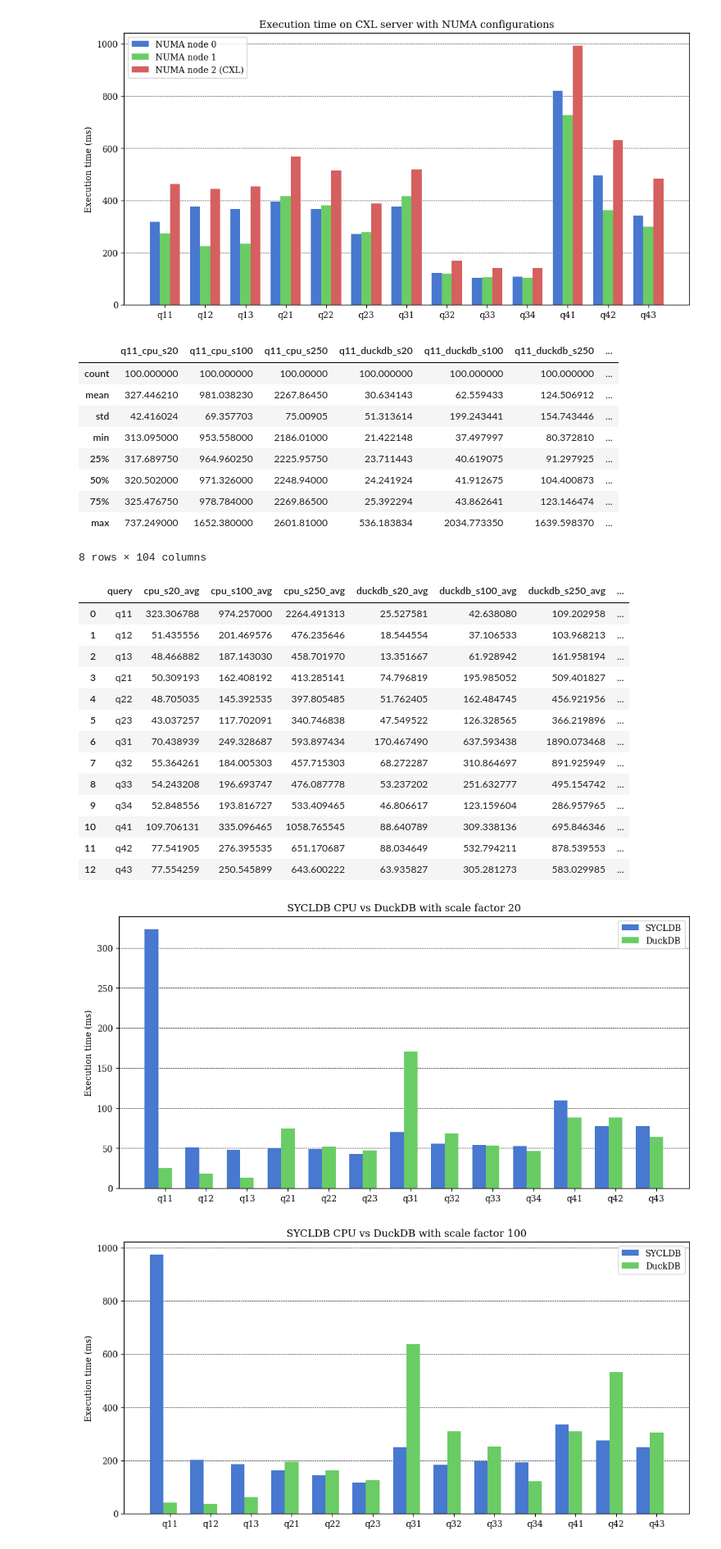
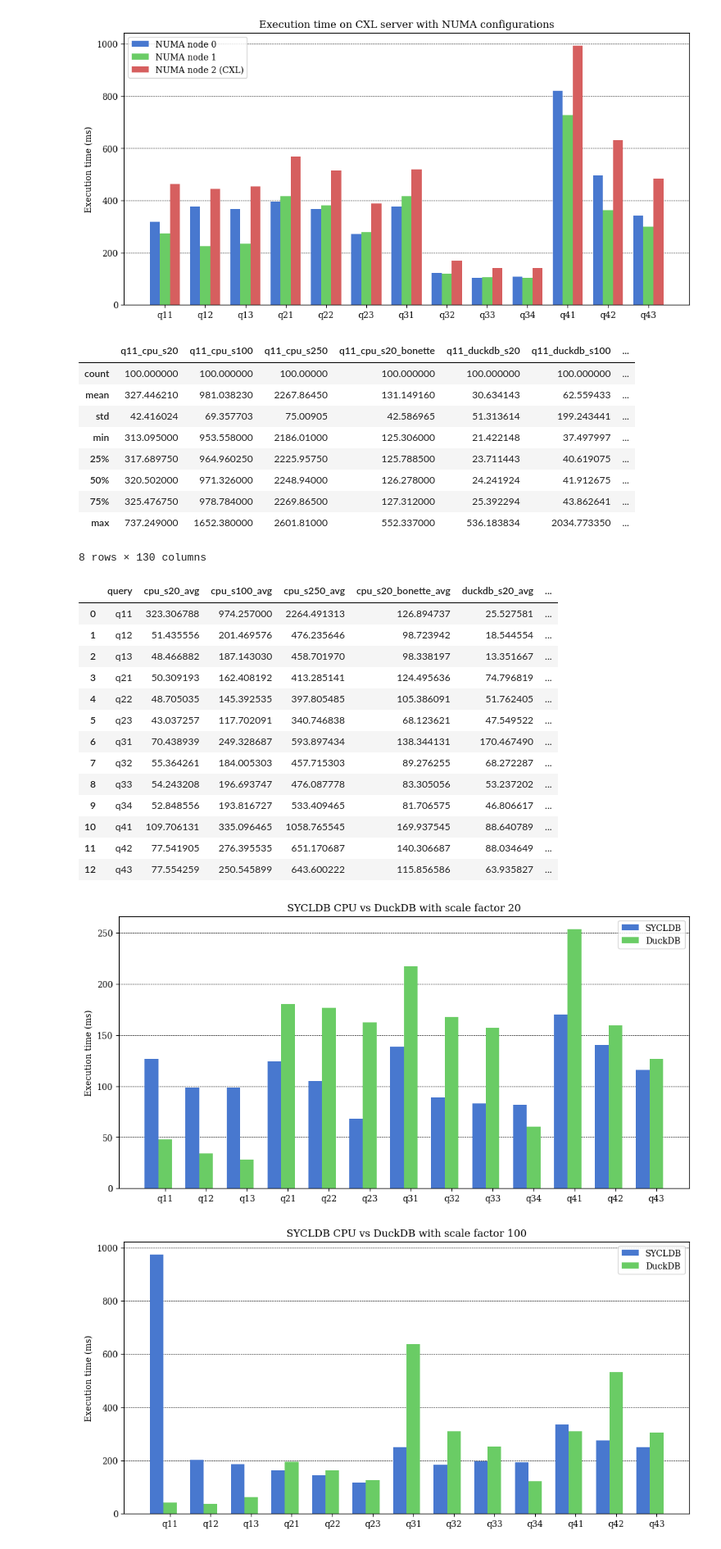
Before and after one commit to Maestro-Zacht/sycldb-calcite-executor, a Jupyter notebook: performances/perf.ipynb, the cells around one changed output. Shown at 82% size. Saved outputs shown, nothing was run; the diff lists cells and outputs as text; code cells hidden in the pictures.

Commit message:
s20 on cpu on bonette

```diff
--- a/performances/perf.ipynb
+++ b/performances/perf.ipynb
@@ -307,14 +307,20 @@ duckdb_results_s250 = pd.read_csv('results_duckdb_s250.csv')
 duckdb_results_s500 = pd.read_csv('results_duckdb_s500.csv')
 duckdb_results_s1000 = pd.read_csv('results_duckdb_s1000.csv')
 
+duckdb_results_s20_bonette = pd.read_csv('results_duckdb_s20_bonette.csv')
+
 for q in queries:
     cpu_s20_df = pd.read_csv(f'{q}-performance-cxl-cpu-s20.log', header=None, names=['execution_time_ms'])
     cpu_s100_df = pd.read_csv(f'{q}-performance-cxl-cpu-s100.log', header=None, names=['execution_time_ms'])
     cpu_s250_df = pd.read_csv(f'{q}-performance-cxl-cpu-s250.log', header=None, names=['execution_time_ms'])
 
+    cpu_s20_bonette_df = pd.read_csv(f'{q}-performance-cpu-s20.log', header=None, names=['execution_time_ms'])
+
     cpu_results[f'{q}_cpu_s20'] = cpu_s20_df['execution_time_ms']
     cpu_results[f'{q}_cpu_s100'] = cpu_s100_df['execution_time_ms']
     cpu_results[f'{q}_cpu_s250'] = cpu_s250_df['execution_time_ms']
+
+    cpu_results[f'{q}_cpu_s20_bonette'] = cpu_s20_bonette_df['execution_time_ms']
 
     cpu_results[f'{q}_duckdb_s20'] = duckdb_results_s20[q]
     cpu_results[f'{q}_duckdb_s100'] = duckdb_results_s100[q]
@@ -322,18 +328,20 @@ for q in queries:
     cpu_results[f'{q}_duckdb_s500'] = duckdb_results_s500[q]
     cpu_results[f'{q}_duckdb_s1000'] = duckdb_results_s1000[q]
 
+    cpu_results[f'{q}_duckdb_s20_bonette'] = duckdb_results_s20_bonette[q]
+
 cpu_results.describe()
 # %% [output]
-|  | q11_cpu_s20 | q11_cpu_s100 | q11_cpu_s250 | q11_duckdb_s20 | q11_duckdb_s100 | q11_duckdb_s250 | ... |
+|  | q11_cpu_s20 | q11_cpu_s100 | q11_cpu_s250 | q11_cpu_s20_bonette | q11_duckdb_s20 | q11_duckdb_s100 | ... |
 | count | 100.000000 | 100.000000 | 100.00000 | 100.000000 | 100.000000 | 100.000000 | ... |
-| mean | 327.446210 | 981.038230 | 2267.86450 | 30.634143 | 62.559433 | 124.506912 | ... |
-| std | 42.416024 | 69.357703 | 75.00905 | 51.313614 | 199.243441 | 154.743446 | ... |
-| min | 313.095000 | 953.558000 | 2186.01000 | 21.422148 | 37.497997 | 80.372810 | ... |
-| 25% | 317.689750 | 964.960250 | 2225.95750 | 23.711443 | 40.619075 | 91.297925 | ... |
-| 50% | 320.502000 | 971.326000 | 2248.94000 | 24.241924 | 41.912675 | 104.400873 | ... |
-| 75% | 325.476750 | 978.784000 | 2269.86500 | 25.392294 | 43.862641 | 123.146474 | ... |
-| max | 737.249000 | 1652.380000 | 2601.81000 | 536.183834 | 2034.773350 | 1639.598370 | ... |
+| mean | 327.446210 | 981.038230 | 2267.86450 | 131.149160 | 30.634143 | 62.559433 | ... |
+| std | 42.416024 | 69.357703 | 75.00905 | 42.586965 | 51.313614 | 199.243441 | ... |
+| min | 313.095000 | 953.558000 | 2186.01000 | 125.306000 | 21.422148 | 37.497997 | ... |
+| 25% | 317.689750 | 964.960250 | 2225.95750 | 125.788500 | 23.711443 | 40.619075 | ... |
+| 50% | 320.502000 | 971.326000 | 2248.94000 | 126.278000 | 24.241924 | 41.912675 | ... |
+| 75% | 325.476750 | 978.784000 | 2269.86500 | 127.312000 | 25.392294 | 43.862641 | ... |
+| max | 737.249000 | 1652.380000 | 2601.81000 | 552.337000 | 536.183834 | 2034.773350 | ... |
-8 rows × 104 columns
+8 rows × 130 columns
 # %%
 comparison_cpu = []
 
@@ -342,11 +350,15 @@ for q in queries:
     cpu_s100_avg = cpu_results[f'{q}_cpu_s100'][1:].mean()
     cpu_s250_avg = cpu_results[f'{q}_cpu_s250'][1:].mean()
 
+    cpu_s20_bonette_avg = cpu_results[f'{q}_cpu_s20_bonette'][1:].mean()
+
     duckdb_avg = cpu_results[f'{q}_duckdb_s20'][1:].mean()
     duckdb_s100_avg = cpu_results[f'{q}_duckdb_s100'][1:].mean()
     duckdb_s250_avg = cpu_results[f'{q}_duckdb_s250'][1:].mean()
     duckdb_s500_avg = cpu_results[f'{q}_duckdb_s500'][1:].mean()
     duckdb_s1000_avg = cpu_results[f'{q}_duckdb_s1000'][1:].mean()
+
+    duckdb_s20_bonette_avg = cpu_results[f'{q}_duckdb_s20_bonette'][1:].mean()
 
     comparison_cpu.append({
         'query': q,
@@ -355,39 +367,43 @@ for q in queries:
         'cpu_s100_avg': cpu_s100_avg,
         'cpu_s250_avg': cpu_s250_avg,
 
+        'cpu_s20_bonette_avg': cpu_s20_bonette_avg,
+
         'duckdb_s20_avg': duckdb_avg,
         'duckdb_s100_avg': duckdb_s100_avg,
         'duckdb_s250_avg': duckdb_s250_avg,
         'duckdb_s500_avg': duckdb_s500_avg,
         'duckdb_s1000_avg': duckdb_s1000_avg,
+
+        'duckdb_s20_bonette_avg': duckdb_s20_bonette_avg,
     })
 
 comparison_cpu = pd.DataFrame(comparison_cpu)
 comparison_cpu
 # %% [output]
-|  | query | cpu_s20_avg | cpu_s100_avg | cpu_s250_avg | duckdb_s20_avg | duckdb_s100_avg | duckdb_s250_avg | ... |
-| 0 | q11 | 323.306788 | 974.257000 | 2264.491313 | 25.527581 | 42.638080 | 109.202958 | ... |
-| 1 | q12 | 51.435556 | 201.469576 | 476.235646 | 18.544554 | 37.106533 | 103.968213 | ... |
-| 2 | q13 | 48.466882 | 187.143030 | 458.701970 | 13.351667 | 61.928942 | 161.958194 | ... |
-| 3 | q21 | 50.309193 | 162.408192 | 413.285141 | 74.796819 | 195.985052 | 509.401827 | ... |
-| 4 | q22 | 48.705035 | 145.392535 | 397.805485 | 51.762405 | 162.484745 | 456.921956 | ... |
-| 5 | q23 | 43.037257 | 117.702091 | 340.746838 | 47.549522 | 126.328565 | 366.219896 | ... |
-| 6 | q31 | 70.438939 | 249.328687 | 593.897434 | 170.467490 | 637.593438 | 1890.073468 | ... |
-| 7 | q32 | 55.364261 | 184.005303 | 457.715303 | 68.272287 | 310.864697 | 891.925949 | ... |
-| 8 | q33 | 54.243208 | 196.693747 | 476.087778 | 53.237202 | 251.632777 | 495.154742 | ... |
-| 9 | q34 | 52.848556 | 193.816727 | 533.409465 | 46.806617 | 123.159604 | 286.957965 | ... |
-| 10 | q41 | 109.706131 | 335.096465 | 1058.765545 | 88.640789 | 309.338136 | 695.846346 | ... |
-| 11 | q42 | 77.541905 | 276.395535 | 651.170687 | 88.034649 | 532.794211 | 878.539553 | ... |
-| 12 | q43 | 77.554259 | 250.545899 | 643.600222 | 63.935827 | 305.281273 | 583.029985 | ... |
+|  | query | cpu_s20_avg | cpu_s100_avg | cpu_s250_avg | cpu_s20_bonette_avg | duckdb_s20_avg | ... |
+| 0 | q11 | 323.306788 | 974.257000 | 2264.491313 | 126.894737 | 25.527581 | ... |
+| 1 | q12 | 51.435556 | 201.469576 | 476.235646 | 98.723942 | 18.544554 | ... |
+| 2 | q13 | 48.466882 | 187.143030 | 458.701970 | 98.338197 | 13.351667 | ... |
+| 3 | q21 | 50.309193 | 162.408192 | 413.285141 | 124.495636 | 74.796819 | ... |
+| 4 | q22 | 48.705035 | 145.392535 | 397.805485 | 105.386091 | 51.762405 | ... |
+| 5 | q23 | 43.037257 | 117.702091 | 340.746838 | 68.123621 | 47.549522 | ... |
+| 6 | q31 | 70.438939 | 249.328687 | 593.897434 | 138.344131 | 170.467490 | ... |
+| 7 | q32 | 55.364261 | 184.005303 | 457.715303 | 89.276255 | 68.272287 | ... |
+| 8 | q33 | 54.243208 | 196.693747 | 476.087778 | 83.305056 | 53.237202 | ... |
+| 9 | q34 | 52.848556 | 193.816727 | 533.409465 | 81.706575 | 46.806617 | ... |
+| 10 | q41 | 109.706131 | 335.096465 | 1058.765545 | 169.937545 | 88.640789 | ... |
+| 11 | q42 | 77.541905 | 276.395535 | 651.170687 | 140.306687 | 88.034649 | ... |
+| 12 | q43 | 77.554259 | 250.545899 | 643.600222 | 115.856586 | 63.935827 | ... |
 # %%
 labels_mapping = {
-    'cpu_s20_avg': 'SYCLDB',
-    'duckdb_s20_avg': 'DuckDB',
+    'cpu_s20_bonette_avg': 'SYCLDB',
+    'duckdb_s20_bonette_avg': 'DuckDB',
 }
 
 plot_data(comparison_cpu, labels_mapping, title='SYCLDB CPU vs DuckDB with scale factor 20')
 # %% [output]
-[figure, old version]
+[figure, new version]
 # %%
 labels_mapping = {
     'cpu_s100_avg': 'SYCLDB',
```
Also changed, not shown: 16 other files.
